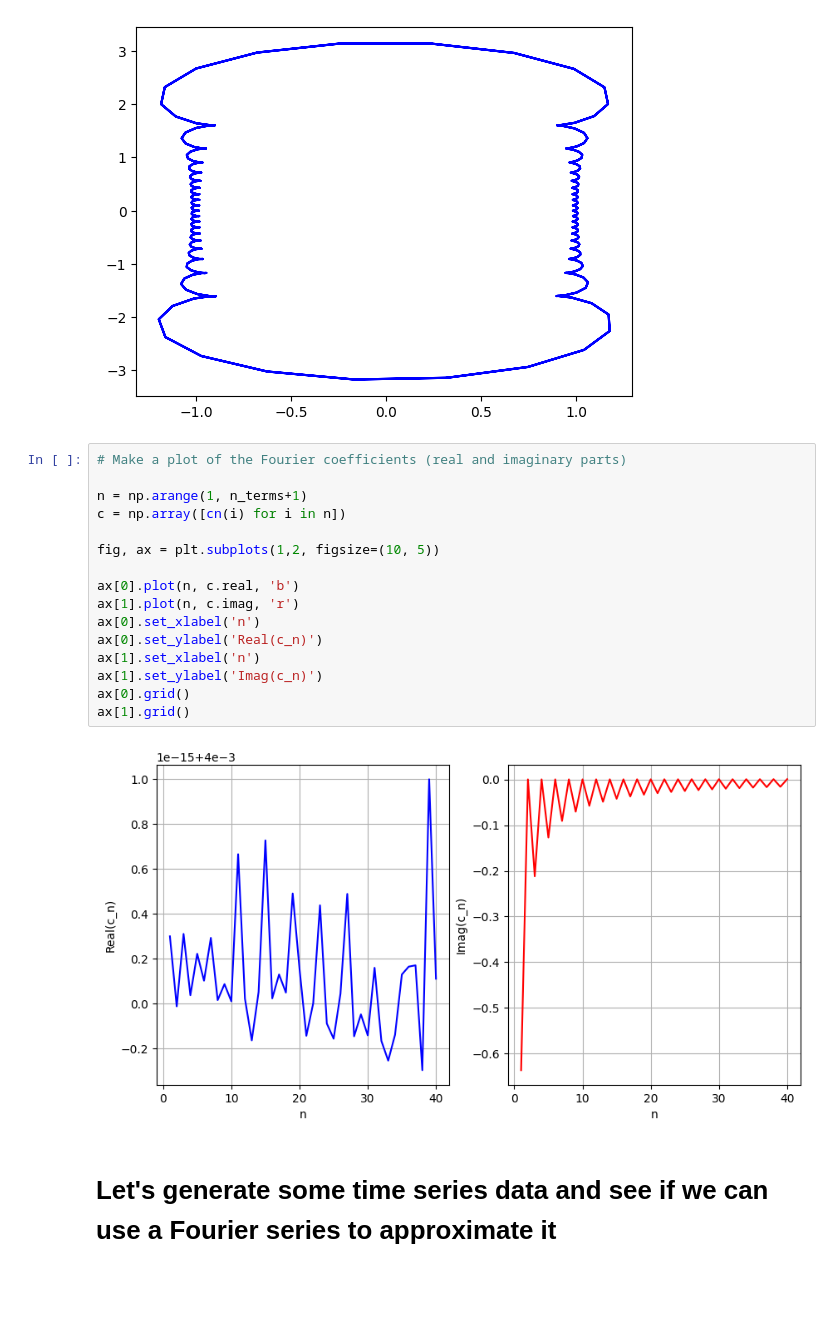
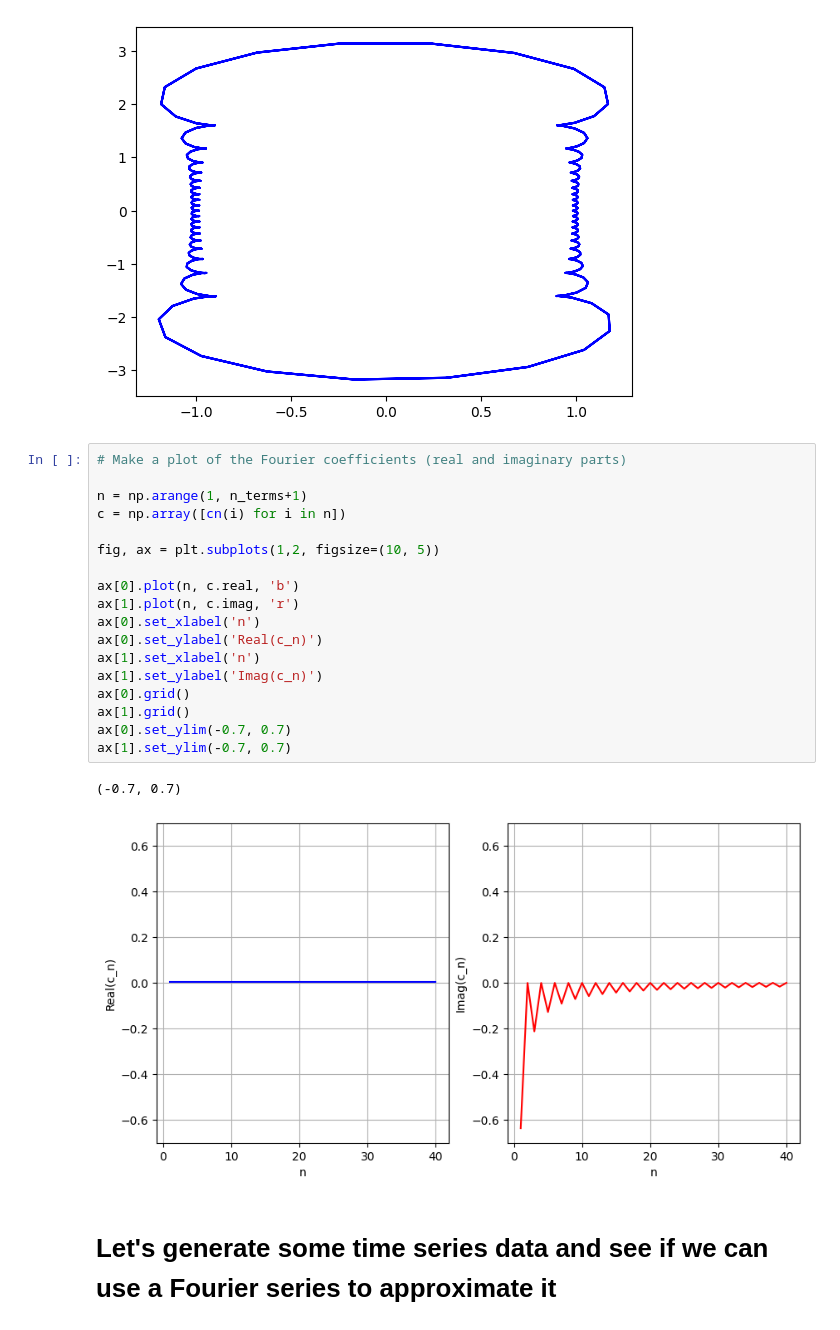
Before and after one commit to brash99/phys340, a Jupyter notebook: JupyterNotebooks/Fourier_Series/FourierSeriesComplex.ipynb, the cells around one changed output. Saved outputs shown, nothing was run; the diff lists cells and outputs as text; blank space fills up the shorter version.

```diff
--- a/JupyterNotebooks/Fourier_Series/FourierSeriesComplex.ipynb
+++ b/JupyterNotebooks/Fourier_Series/FourierSeriesComplex.ipynb
@@ -145,21 +145,24 @@ plt.plot(yf.real, yf.imag, 'b')
 # %%
 # Make a plot of the Fourier coefficients (real and imaginary parts)
 
 n = np.arange(1, n_terms+1)
 c = np.array([cn(i) for i in n])
 
 fig, ax = plt.subplots(1,2, figsize=(10, 5))
 
 ax[0].plot(n, c.real, 'b')
 ax[1].plot(n, c.imag, 'r')
 ax[0].set_xlabel('n')
 ax[0].set_ylabel('Real(c_n)')
 ax[1].set_xlabel('n')
 ax[1].set_ylabel('Imag(c_n)')
 ax[0].grid()
 ax[1].grid()
+ax[0].set_ylim(-0.7, 0.7)
+ax[1].set_ylim(-0.7, 0.7)
 # %% [output]
+(-0.7, 0.7)
-[figure, old version]
+[figure, new version]
 # %% [markdown]
 # Let's generate some time series data and see if we can use a Fourier series to approximate it
 # %%
```
Also changed, not shown: parts of 2 cells of this notebook, 1 other file.
